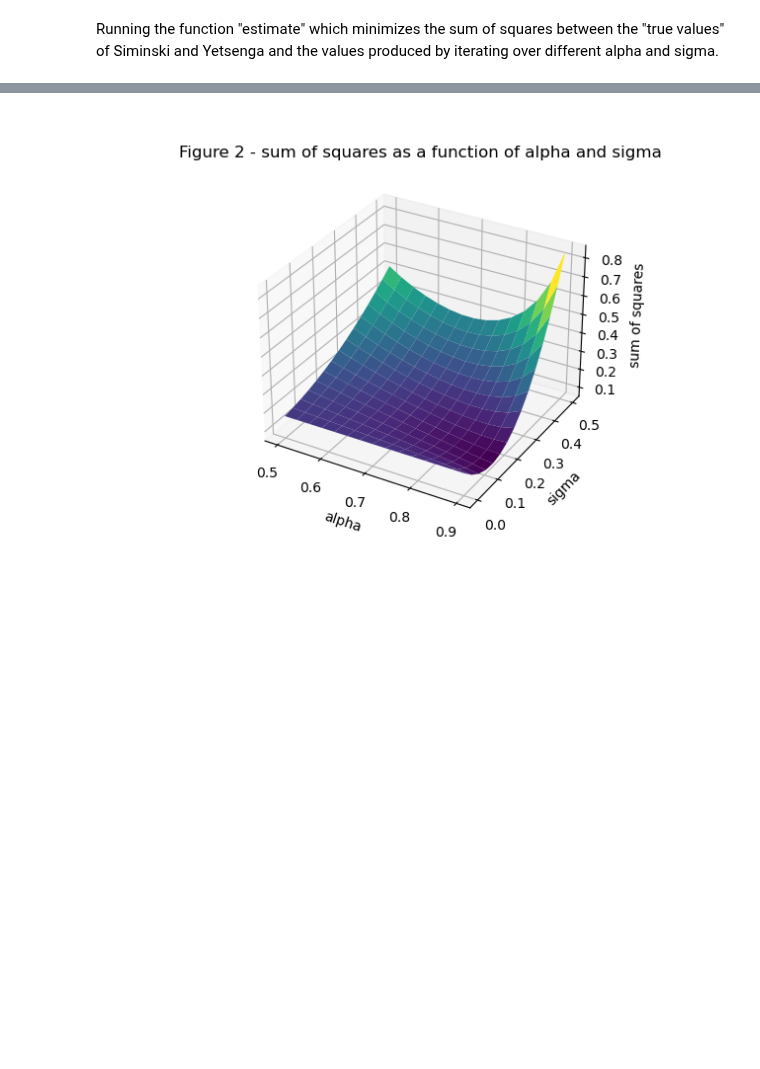
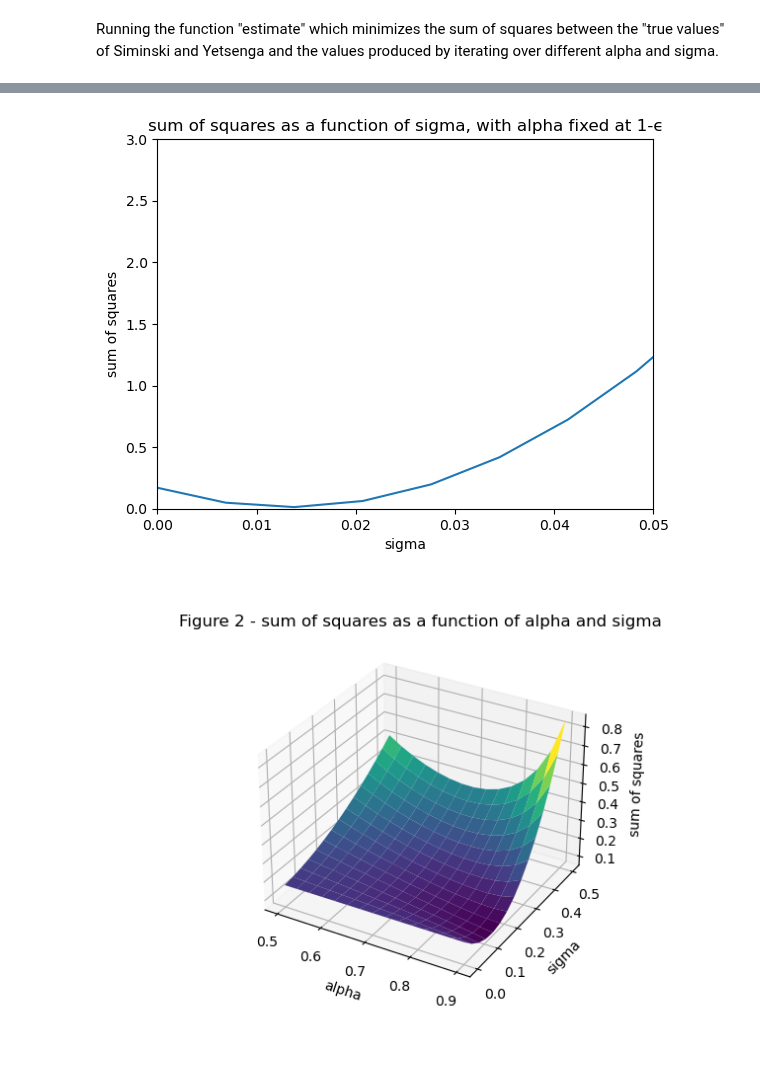
Before and after one commit to NumEconCopenhagen/projects-2023-bulen, a Jupyter notebook: inauguralproject/inauguralproject.ipynb, the cells around one changed output, grey strips where cells are left out. Drawn from its saved outputs; the diff is of its cells as text; code cells hidden in the pictures; blank space fills up the shorter version.

```diff
--- a/inauguralproject/inauguralproject.ipynb
+++ b/inauguralproject/inauguralproject.ipynb
@@ -190,6 +190,33 @@ for i, alpha in enumerate(alphalist): #
         OurModel4.par.sigma=j
         temp1=OurModel4.deviation(alpha, sigma)
         errorvalues[i,j] = temp1
+# %%
+from mpl_toolkits.mplot3d import Axes3D
+sigmalist2 = np.linspace(0,0.2,30)
+error2=np.zeros(30)
+for i, sigma in enumerate(sigmalist2):
+
+    OurModel4.par.sigma=i
+    temp1=OurModel4.deviation(0.9999999999999, sigma)
+    error2[i] = temp1
+
+fig2 = plt.figure()
+
+ax = fig2.add_subplot(1,1,1)
+
+ax.plot(sigmalist2, error2)
+
+ax.set_xlim(0,0.05)
+
+ax.set_ylim(0,3)
+
+ax.set_title('sum of squares as a function of sigma, with alpha fixed at 1-ϵ')
+ax.set_xlabel('sigma')
+ax.set_ylabel('sum of squares')
+
+plt.show(ax)
+# %% [output]
+[figure, added]
 # %%
 
 
```
Also changed, not shown: parts of 1 cell of this notebook.
